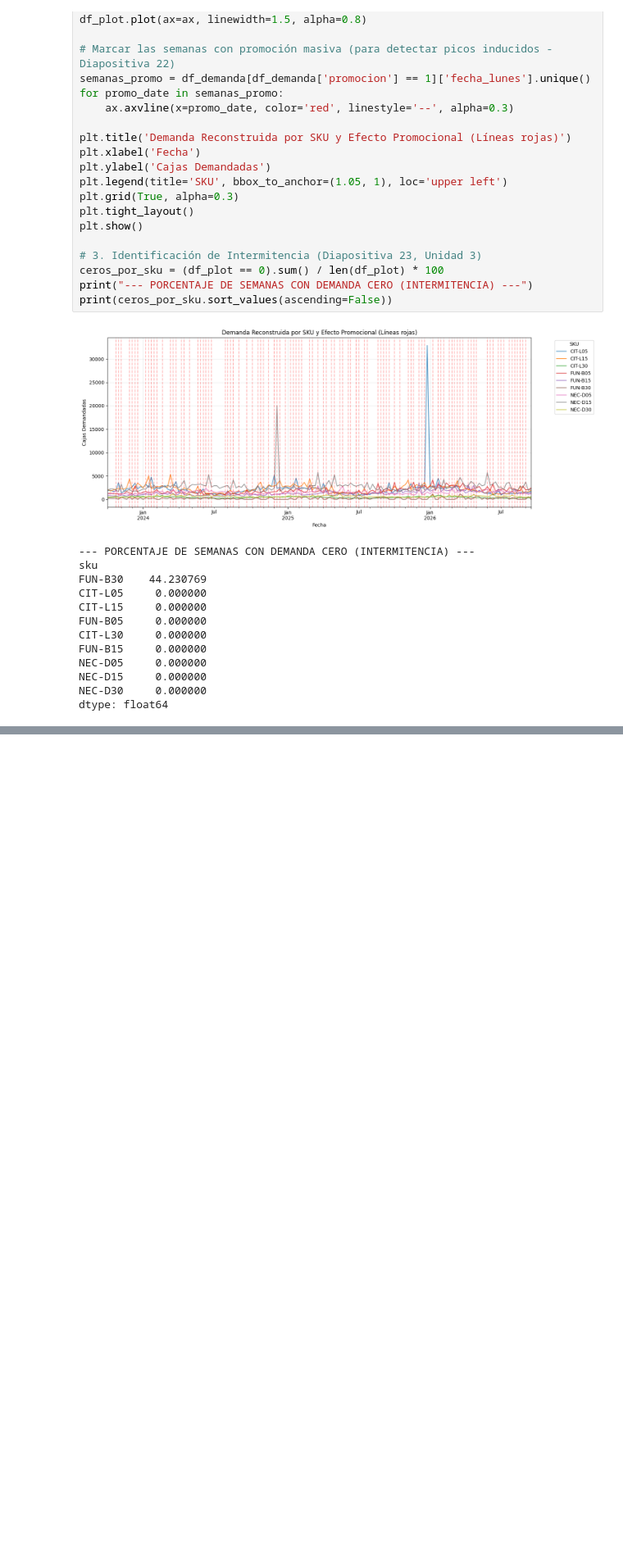
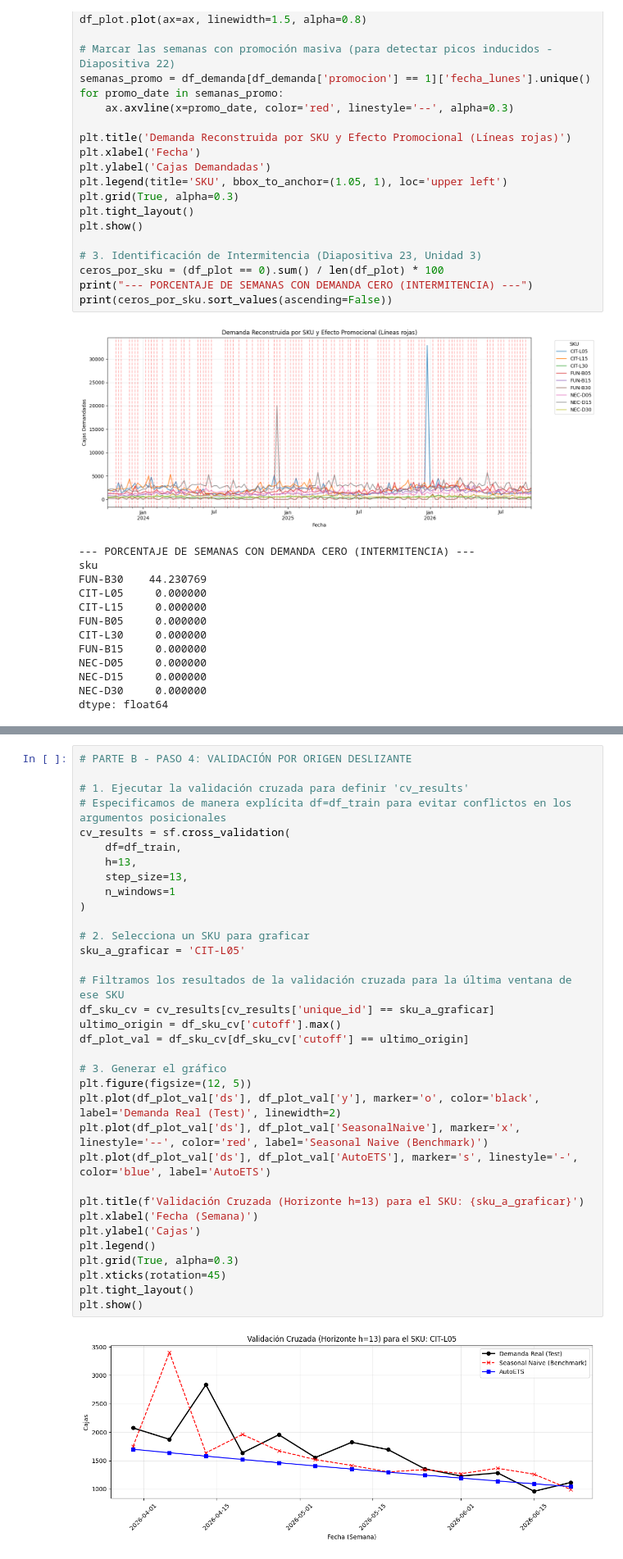
Before and after one commit to tipismaca/Trabajo-Bebidas-del-Maipo-SA, a Jupyter notebook: CasodeEstudio.ipynb, the cells around one changed output, grey strips where cells are left out. Shown at 82% size. Drawn from its saved outputs; the diff is of its cells as text; blank space fills up the shorter version.

```diff
--- a/CasodeEstudio.ipynb
+++ b/CasodeEstudio.ipynb
@@ -571,3 +571,39 @@ Datos de Entrenamiento hasta: 2026-06-22
 | 2 | CIT-L05 | 2026-07-13 | 1093.0 | 981.907603 |
 | 3 | CIT-L05 | 2026-07-20 | 1100.0 | 939.343037 |
 | 4 | CIT-L05 | 2026-07-27 | 1090.0 | 897.629763 |
+# %%
+# PARTE B - PASO 4: VALIDACIÓN POR ORIGEN DESLIZANTE
+
+# 1. Ejecutar la validación cruzada para definir 'cv_results'
+# Especificamos de manera explícita df=df_train para evitar conflictos en los argumentos posicionales
+cv_results = sf.cross_validation(
+    df=df_train,
+    h=13,
+    step_size=13,
+    n_windows=1
+)
+
+# 2. Selecciona un SKU para graficar
+sku_a_graficar = 'CIT-L05'
+
+# Filtramos los resultados de la validación cruzada para la última ventana de ese SKU
+df_sku_cv = cv_results[cv_results['unique_id'] == sku_a_graficar]
+ultimo_origin = df_sku_cv['cutoff'].max()
+df_plot_val = df_sku_cv[df_sku_cv['cutoff'] == ultimo_origin]
+
+# 3. Generar el gráfico
+plt.figure(figsize=(12, 5))
+plt.plot(df_plot_val['ds'], df_plot_val['y'], marker='o', color='black', label='Demanda Real (Test)', linewidth=2)
+plt.plot(df_plot_val['ds'], df_plot_val['SeasonalNaive'], marker='x', linestyle='--', color='red', label='Seasonal Naive (Benchmark)')
+plt.plot(df_plot_val['ds'], df_plot_val['AutoETS'], marker='s', linestyle='-', color='blue', label='AutoETS')
+
+plt.title(f'Validación Cruzada (Horizonte h=13) para el SKU: {sku_a_graficar}')
+plt.xlabel('Fecha (Semana)')
+plt.ylabel('Cajas')
+plt.legend()
+plt.grid(True, alpha=0.3)
+plt.xticks(rotation=45)
+plt.tight_layout()
+plt.show()
+# %% [output]
+[figure, added]
```
Also changed, not shown: parts of 1 cell of this notebook.
